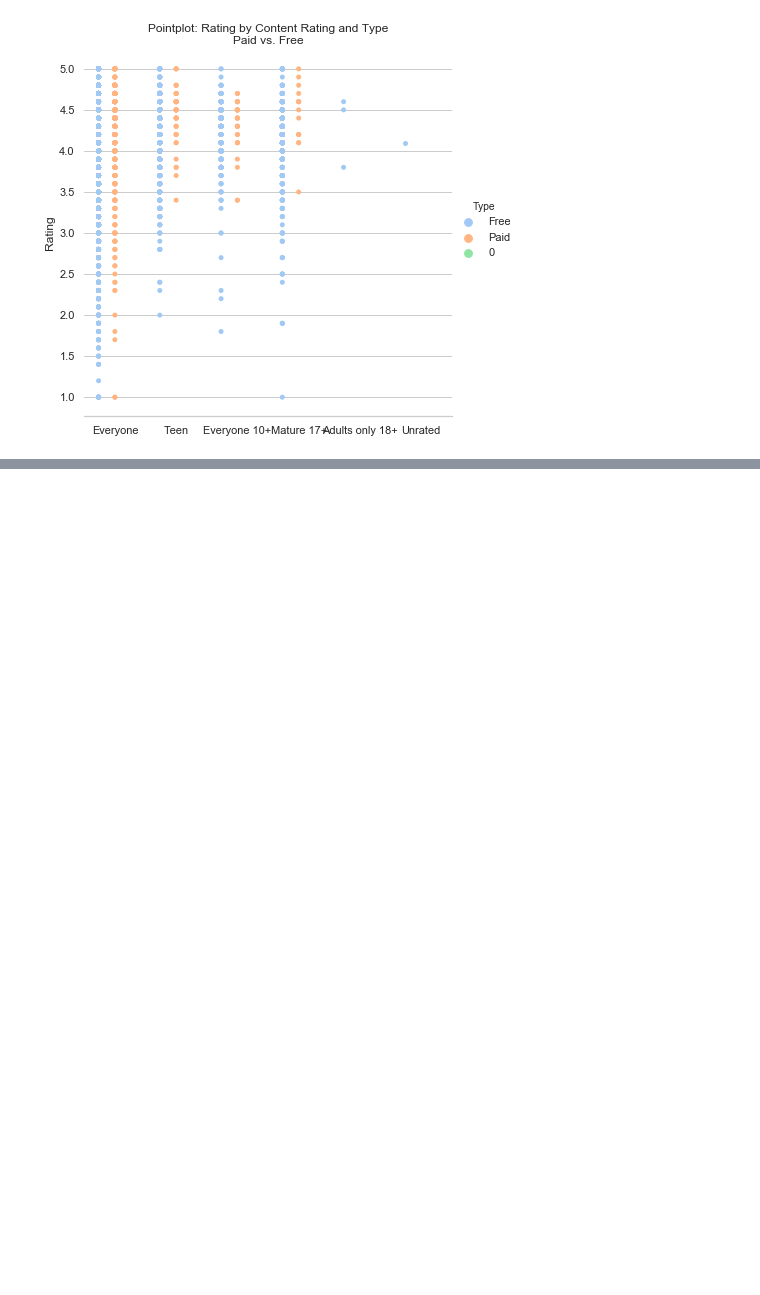
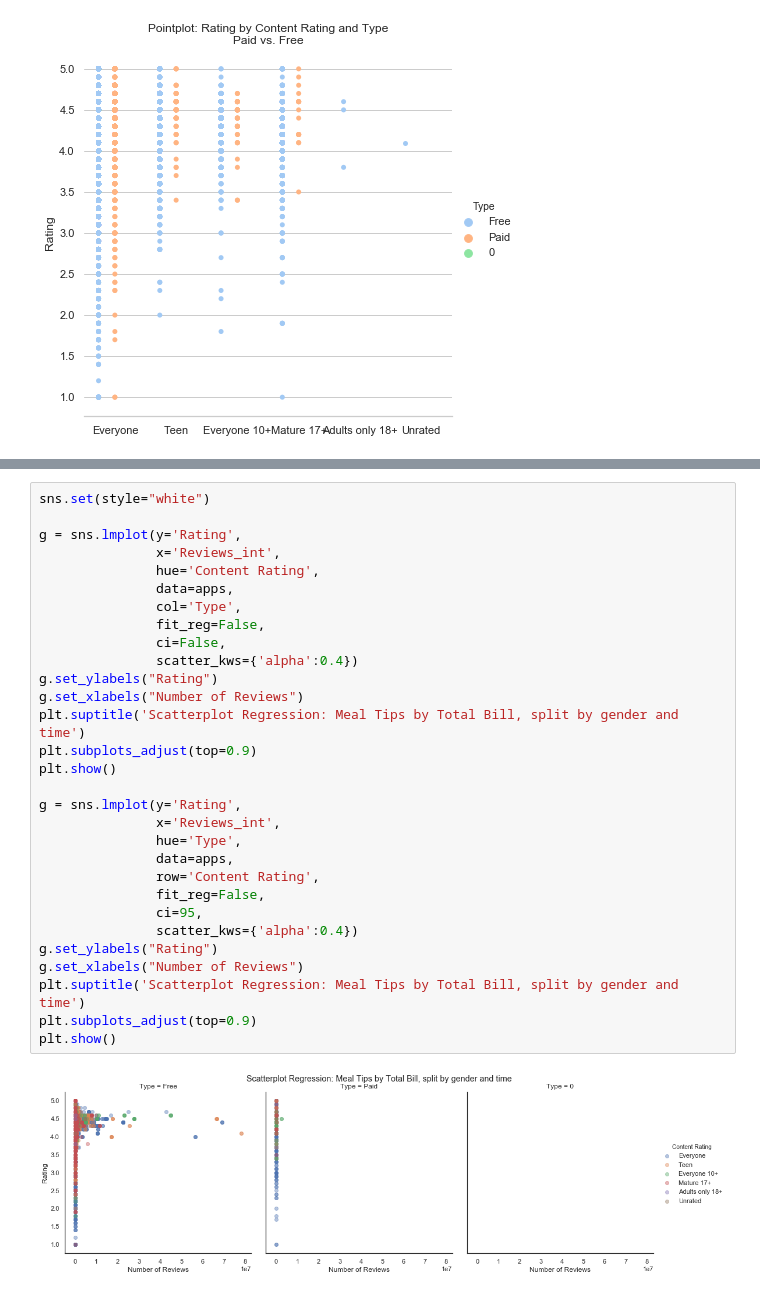
Before and after one commit to jkovach89/12-2-Assignment, a Jupyter notebook: Assignment 12.2 - Data Visualizations with Seaborn - Google Play Apps.ipynb, the cells around one changed output, grey strips where cells are left out. Saved outputs shown, nothing was run; the diff lists cells and outputs as text; blank space fills up the shorter version.

```diff
--- a/Assignment 12.2 - Data Visualizations with Seaborn - Google Play Apps.ipynb
+++ b/Assignment 12.2 - Data Visualizations with Seaborn - Google Play Apps.ipynb
@@ -114,0 +129,32 @@ TypeError: Could not convert 159967875102156449671671783681513791121138808788448
+# %%
+sns.set(style="white")
+
+g = sns.lmplot(y='Rating',
+               x='Reviews_int',
+               hue='Content Rating',
+               data=apps,
+               col='Type',
+               fit_reg=False,
+               ci=False,
+               scatter_kws={'alpha':0.4})
+g.set_ylabels("Rating")
+g.set_xlabels("Number of Reviews")
+plt.suptitle('Scatterplot Regression: Meal Tips by Total Bill, split by gender and time')
+plt.subplots_adjust(top=0.9)
+plt.show()
+
+g = sns.lmplot(y='Rating',
+               x='Reviews_int',
+               hue='Type',
+               data=apps,
+               row='Content Rating',
+               fit_reg=False,
+               ci=95,
+               scatter_kws={'alpha':0.4})
+g.set_ylabels("Rating")
+g.set_xlabels("Number of Reviews")
+plt.suptitle('Scatterplot Regression: Meal Tips by Total Bill, split by gender and time')
+plt.subplots_adjust(top=0.9)
+plt.show()
+# %% [output]
+[figure, added]
```
Also changed, not shown: parts of 4 cells of this notebook.
